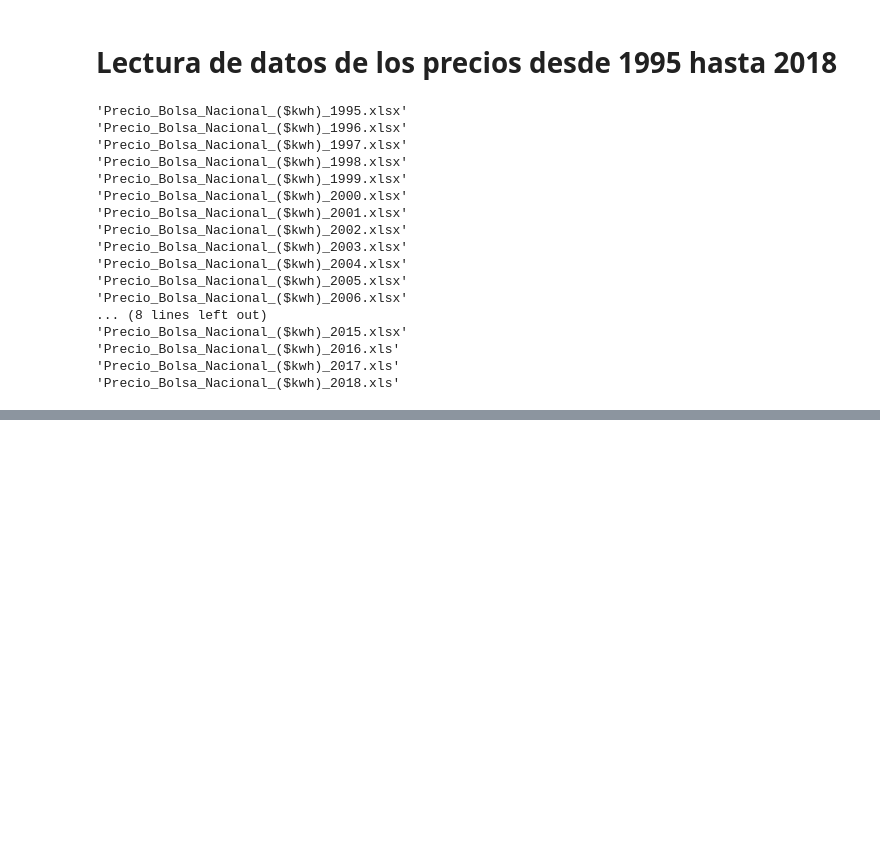
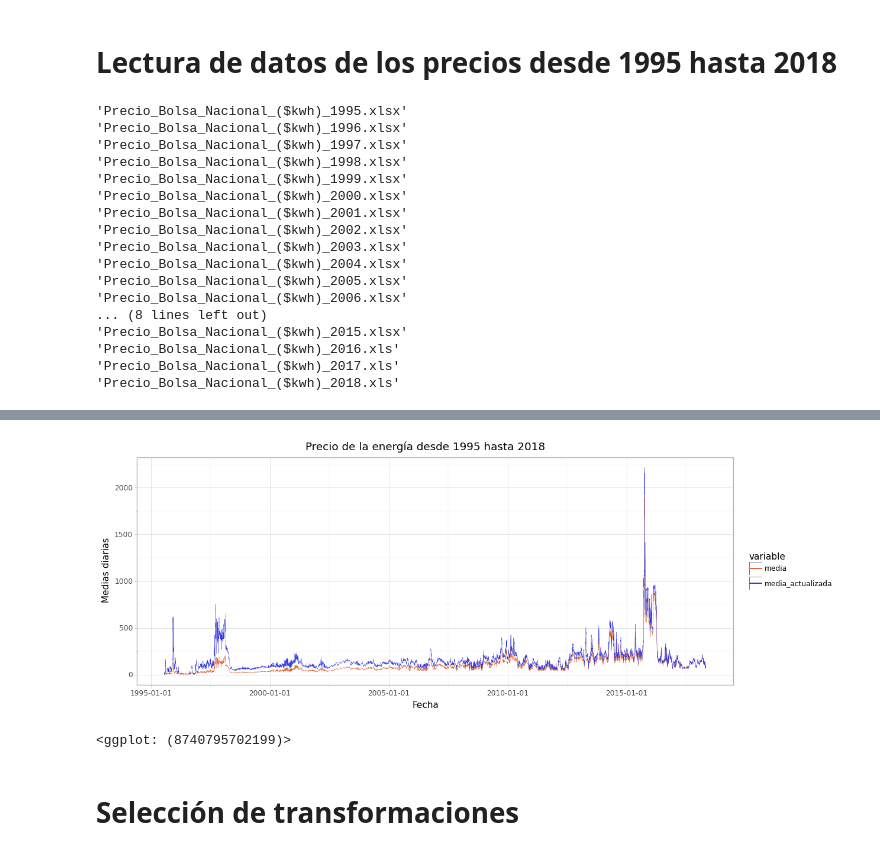
Before and after one commit to ANN-2019-2/evaluacion-AngelDMA, a Jupyter notebook: 01-precios.ipynb, the cells around one changed output, grey strips where cells are left out. Drawn from its saved outputs; the diff is of its cells as text; code cells hidden in the pictures; blank space fills up the shorter version.

```diff
--- a/01-precios.ipynb
+++ b/01-precios.ipynb
@@ -70,0 +152,3 @@ NameError: name 'df' is not defined
+# %%
+ICP_final = datos.tail(1).iloc[0,2]
+ICP_final
@@ -70,0 +157,3 @@ NameError: name 'df' is not defined
+# %%
+datos['media_actualizada'] = datos["media"]*(ICP_final/datos["INDICE"])
+datos.head
@@ -70,0 +175,5 @@ NameError: name 'df' is not defined
+# %%
+datos['Fecha'] =  pd.to_datetime(datos['Fecha'])
+# %%
+datos = datos.iloc[:,[0,1,3]]
+datos.head(10)
@@ -70,0 +192,13 @@ NameError: name 'df' is not defined
+# %%
+ggplot(pd.melt(datos, id_vars='Fecha'), aes(x='Fecha', y='value', color='variable')) +\
+theme_light() +\
+theme(figure_size=(13,5)) +\
+geom_line(size=0.15) +\
+ggtitle('Precio de la energía desde 1995 hasta 2018') +\
+ylab('Medias diarias') +\
+scale_color_manual(values=('#DF6837','#373CDF'))
+# %% [output]
+[figure, added]
+<ggplot: (8740795702199)>
+# %% [markdown]
+# Selección de transformaciones
```
Also changed, not shown: parts of 41 cells of this notebook, 1 other file.
